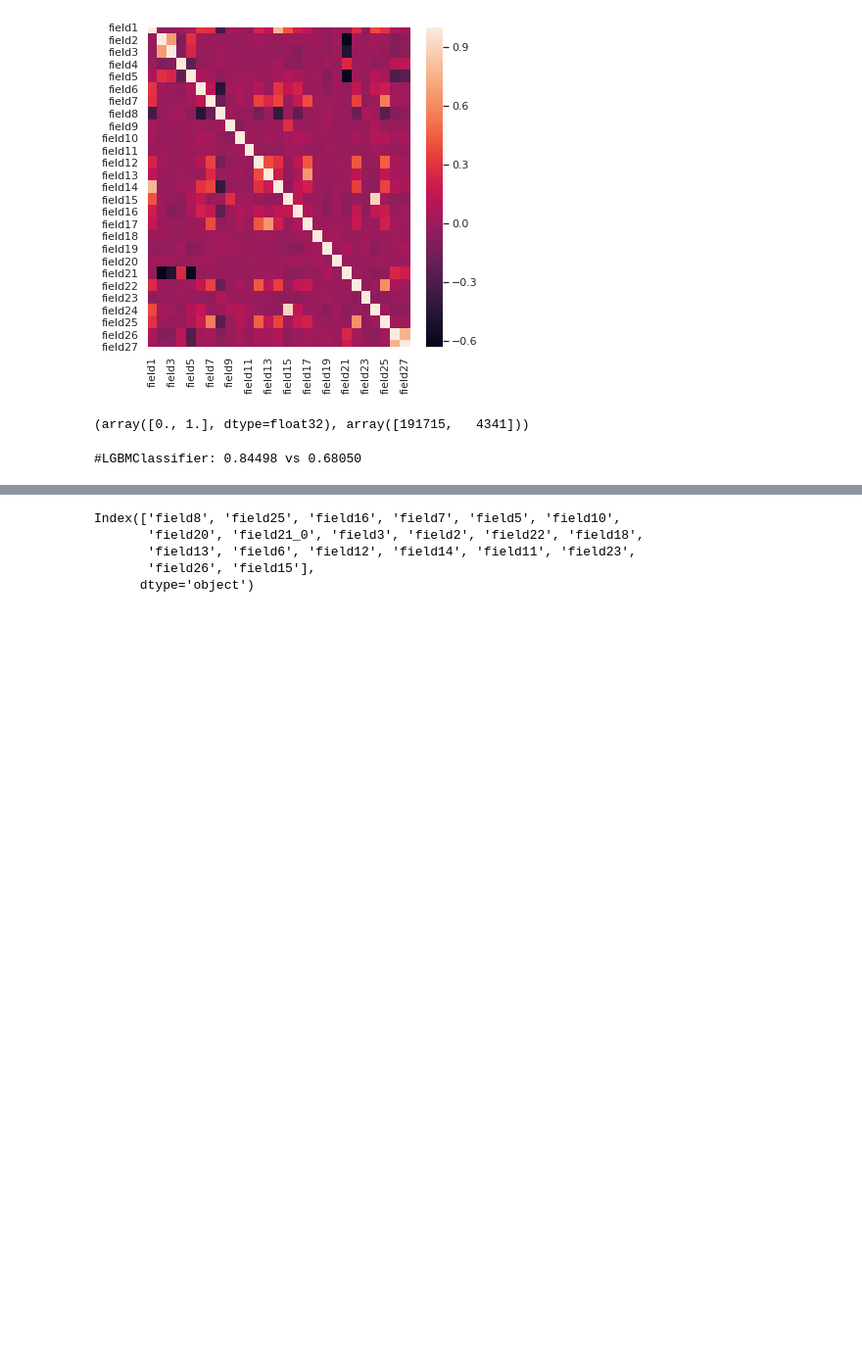
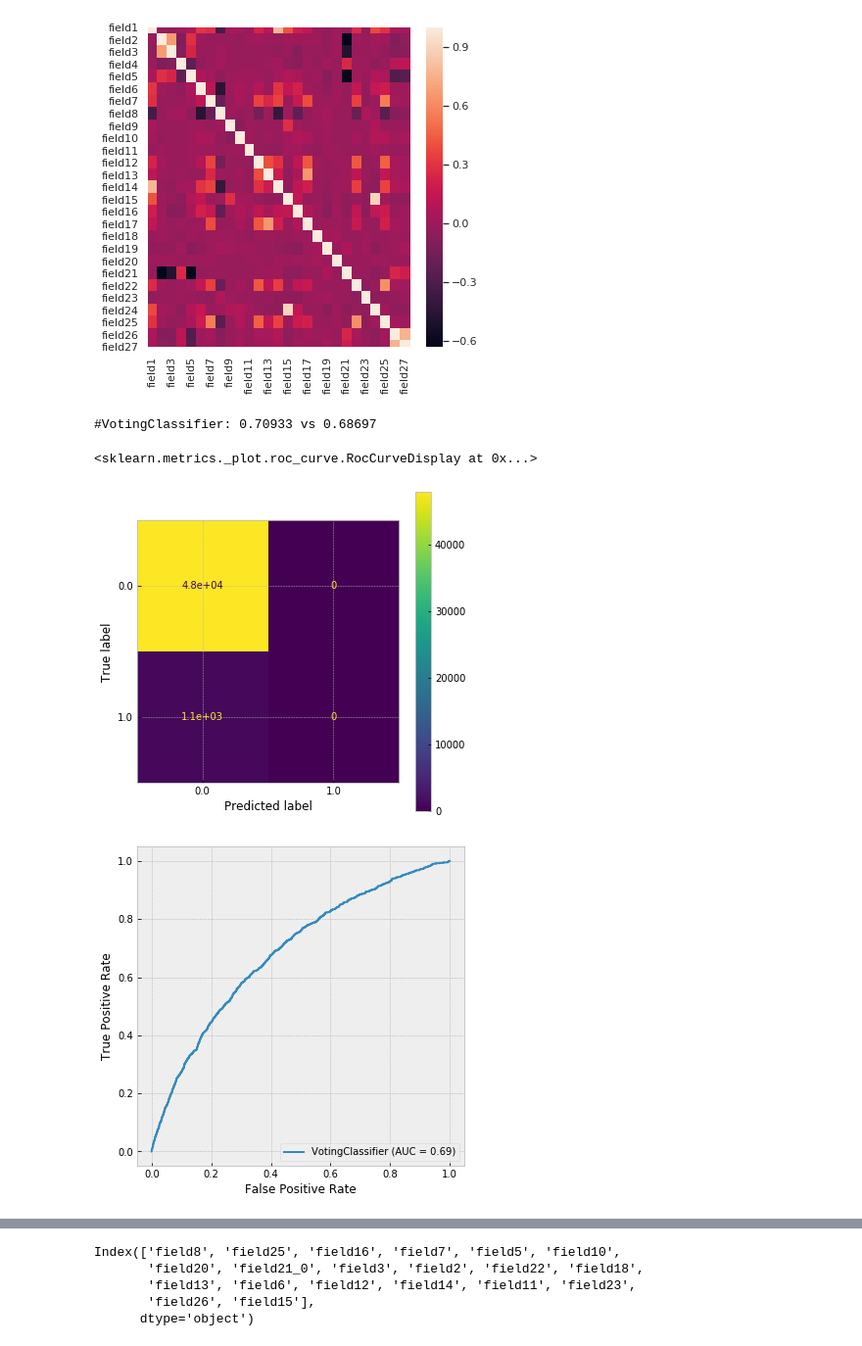
Before and after one commit to andygoosh/OneTwoTrip-Contest, a Jupyter notebook: workinprogress.ipynb, the cells around one changed output, grey strips where cells are left out. Shown at 98% size. Saved outputs shown, nothing was run; the diff lists cells and outputs as text; code cells hidden in the pictures; blank space fills up the shorter version.

```diff
--- a/workinprogress.ipynb
+++ b/workinprogress.ipynb
@@ -140,17 +156,12 @@ array([[<matplotlib.axes._subplots.AxesSubplot object at 0x...>]],
 # %%
-def prepare_data( data, balanced=False ):
-
-  if balanced == True:
-    goal1_1 = data[data['goal1'] == 1]
-    goal1_0 = data[data['goal1'] == 0].sample(n=4341, random_state=RS)
-    data = pd.concat([goal1_0, goal1_1])
+def prepare_data( data ):
 
   X = data.copy()
   y = []
 
   FTS = list(filter(lambda x: 'field' in x, data.columns))
   X = X[FTS].astype(np.float32)
-
+  '''
   # drop overfitting fts
   #X.drop(['field16'], axis=1, inplace=True)
 
@@ -169,14 +180,10 @@ def prepare_data( data, balanced=False ):
   X.drop(['field21_1'], axis=1, inplace=True)
 
   #X.drop(['field5_1', 'field7_1', 'field8_1', 'field9_2', 'field9_3', 'field9_4', 'field10_1', 'field19_0', 'field19_7', 'field19_8', 'field27_3'], axis=1, inplace=True)
-
+  '''
   if  'goal1' in data.columns:
       y = data[['goal1']].astype(np.float32)
 
-  limit = X.shape[0]//4
-  #X = X[:limit]
-  #y = y[:limit]
-
   return X, y
 # %%
 def fit_estimate( X, y, model_generator, n_folds = 5, n_neighbors=0, degree=0):
@@ -224,11 +231,6 @@ import seaborn as sns; sns.set()
 ax = sns.heatmap(X.corr())
 # %% [output]
 [figure]
-# %%
-X, y = prepare_data( df_train )
-np.unique(y.values, return_counts=True)
-# %% [output]
-(array([0., 1.], dtype=float32), array([191715,   4341]))
 # %%
 def estimate(X, y, model):
   X_train, X_cv, y_train, y_cv = train_test_split(X, y, random_state=RS, shuffle=True)
@@ -249,7 +252,7 @@ from sklearn.calibration import CalibratedClassifierCV
 from sklearn.svm import SVC
 from lightgbm import LGBMClassifier
 
-X, y = prepare_data( df_train, balanced=False )
+X, y = prepare_data( df_train )
 
 xgb = XGBClassifier(random_state = RS)
 rfc = skl.ensemble.RandomForestClassifier(random_state = RS)
@@ -262,36 +265,41 @@ clfbag = skl.ensemble.BaggingClassifier(clf, n_estimators=5)
 svc = SVC(random_state = RS, probability=True)
 lgbm = LGBMClassifier(random_state = RS) #, class_weight='balanced' )
 clf_sigmoid = CalibratedClassifierCV(xgb, cv=3, method='sigmoid')
 
-estimate(X, y, lgbm);
+model = estimate(X, y, vc);
 
-sequential feature selection от mxltend.
+X_train, X_cv, y_train, y_cv = train_test_split(X, y, random_state=RS, shuffle=True)
+skl.metrics.plot_confusion_matrix(model, X_cv, y_cv)
+skl.metrics.plot_roc_curve(model, X_cv, y_cv)
 
 #RandomForestClassifier: 0.99987 vs 0.58307 - unbalanced
 #RandomForestClassifier: 0.99881 vs 0.62169 - balanced
 
 #AdaBoostClassifier: 0.68902 vs 0.67483
 
 #CalibratedClassifierCV: 0.71289 vs 0.69033 for XGBClassifier
 
 #GradientBoostingClassifier: 0.70029 vs 0.68350
 #GradientBoostingClassifier: 0.75496 vs 0.66729 - balanced
 
 #CalibratedClassifierCV: 0.70296 vs 0.68644 for GradientBoostingClassifier
 #CalibratedClassifierCV: 0.74907 vs 0.66534 balanced
 
 #VotingClassifier: 0.99981 vs 0.67803
 
 #GaussianNB: 0.63033 vs 0.63758
 #CalibratedClassifierCV: 0.63127 vs 0.64139 for GaussianNB
 
 #LGBMClassifier: 0.84498 vs 0.68050 - unbalanced
 #LGBMClassifier: 0.92232 vs 0.65621 - balanced
 
 #XGBClassifier: 0.71139 vs 0.68740 - unbalanced
 #XGBClassifier: 0.74734 vs 0.66816 - balanced
 # %% [output]
-#LGBMClassifier: 0.84498 vs 0.68050
+#VotingClassifier: 0.70933 vs 0.68697
+<sklearn.metrics._plot.roc_curve.RocCurveDisplay at 0x...>
+[figure, added]
+[figure, added]
 # %%
 from mlxtend.feature_selection import SequentialFeatureSelector as SFS
 
```
Also changed, not shown: parts of 8 cells of this notebook.
